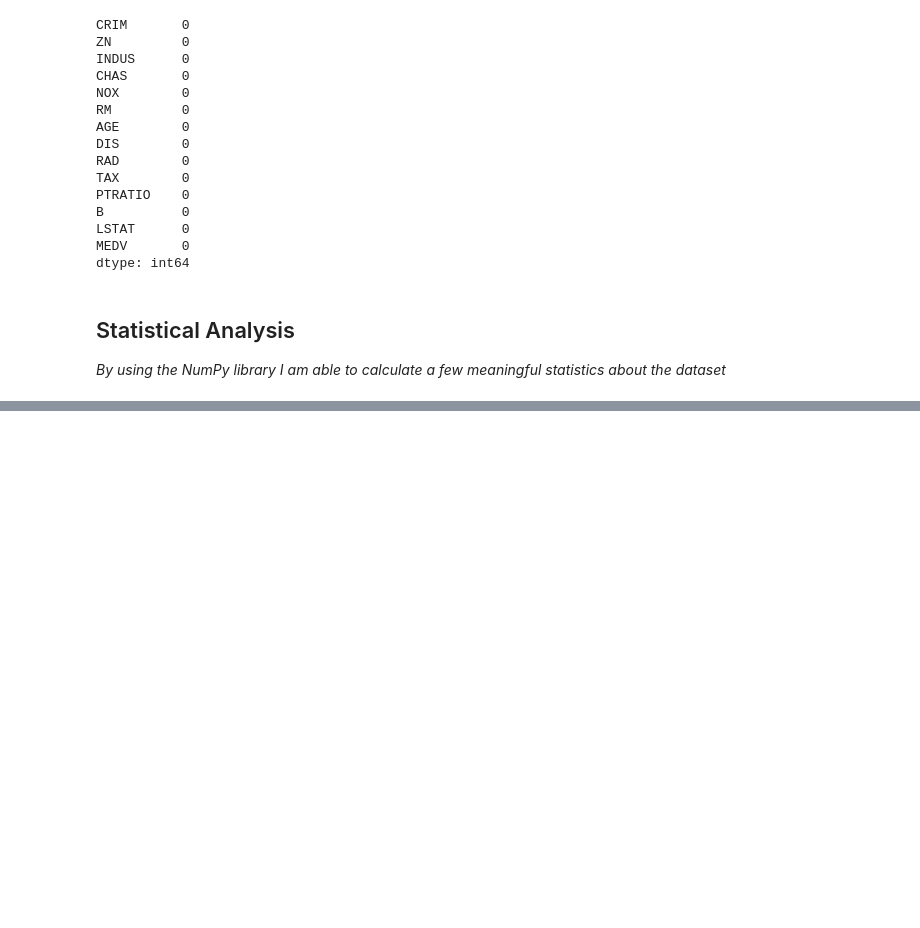
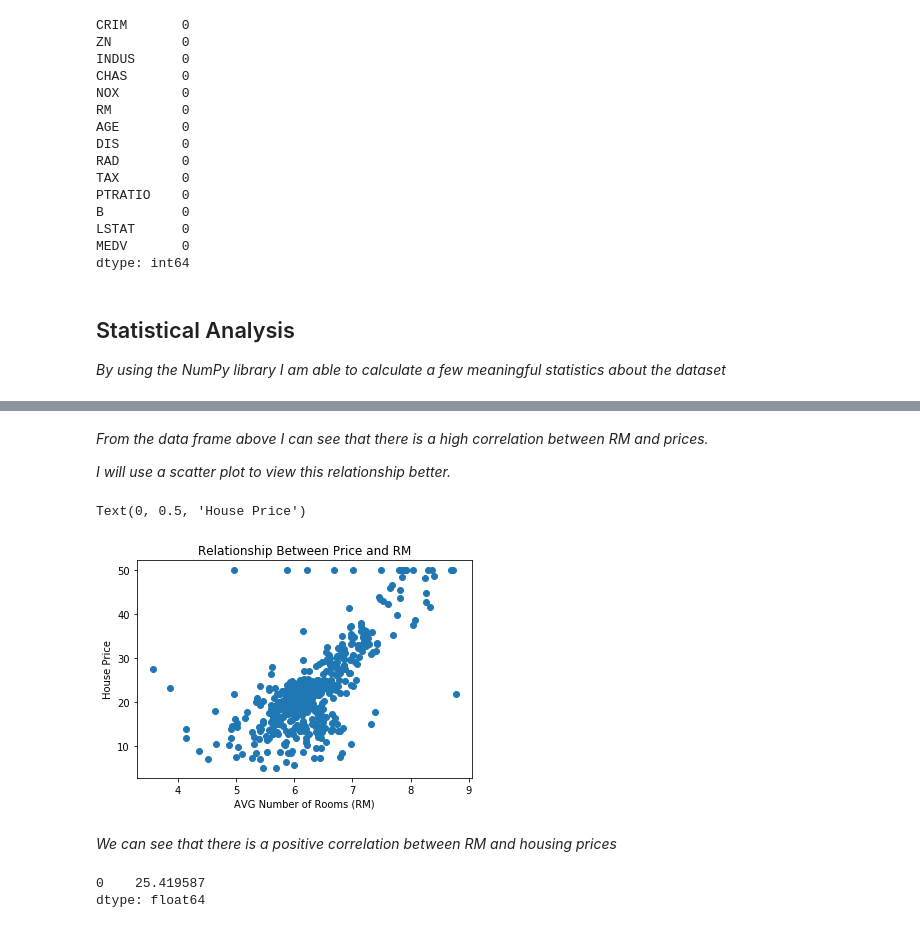
Before and after one commit to richardfeeney7/Machine-Learning-and-Statistics, a Jupyter notebook: Project2019.ipynb, the cells around one changed output, grey strips where cells are left out. Cells and saved outputs as stored; diff of their text form; code cells hidden in the pictures; blank space fills up the shorter version.

```diff
--- a/Project2019.ipynb
+++ b/Project2019.ipynb
@@ -105,6 +132,19 @@ dtype: int64
 ## Statistical Analysis
 
 _By using the NumPy library I am able to calculate a few meaningful statistics about the dataset_
+# %%
+# Convert zeros to NAN
+boston.ZN.replace(0, np.nan, inplace=True)
+boston.CHAS.replace(0, np.nan, inplace=True)
+# boston.info()
+
+
+# Let’s calculate the percentage of missing values. If there is 20-25% missing values we can impute them with different
+# ways like mean, median. But if it’s more than that, it’s better to remove those features
+# otherwise they can affect our result. As we can see below both “zn” and “chas” missing more than 70% data so these can
+# be remove but as we have to use chas I will leave it in.
+
+boston.isnull().sum()/len(data)*100
 # %%
 # Number of houses
 total_houses = data.shape[0]
@@ -148,0 +333,22 @@ Standard deviation : $9.19
+# %% [markdown]
+_From the data frame above I can see that there is a high correlation between RM and prices._
+
+_I will use a scatter plot to view this relationship better._
+# %%
+# Plot the scatter plot
+plt.scatter(boston.RM, prices)
+plt.title("Relationship Between Price and RM")
+plt.xlabel("AVG Number of Rooms (RM)")
+plt.ylabel("House Price")
+# %% [output]
+Text(0, 0.5, 'House Price')
+[figure, added]
+# %% [markdown]
+_We can see that there is a positive correlation between RM and housing prices_
+# %%
+# Mean square error. a-y_test will give me the error and **2 will give me the mean square error.
+
+np.mean((a-y_test)**2)
+# %% [output]
+0    25.419587
+dtype: float64
```
Also changed, not shown: parts of 12 cells of this notebook, 1 other file.
